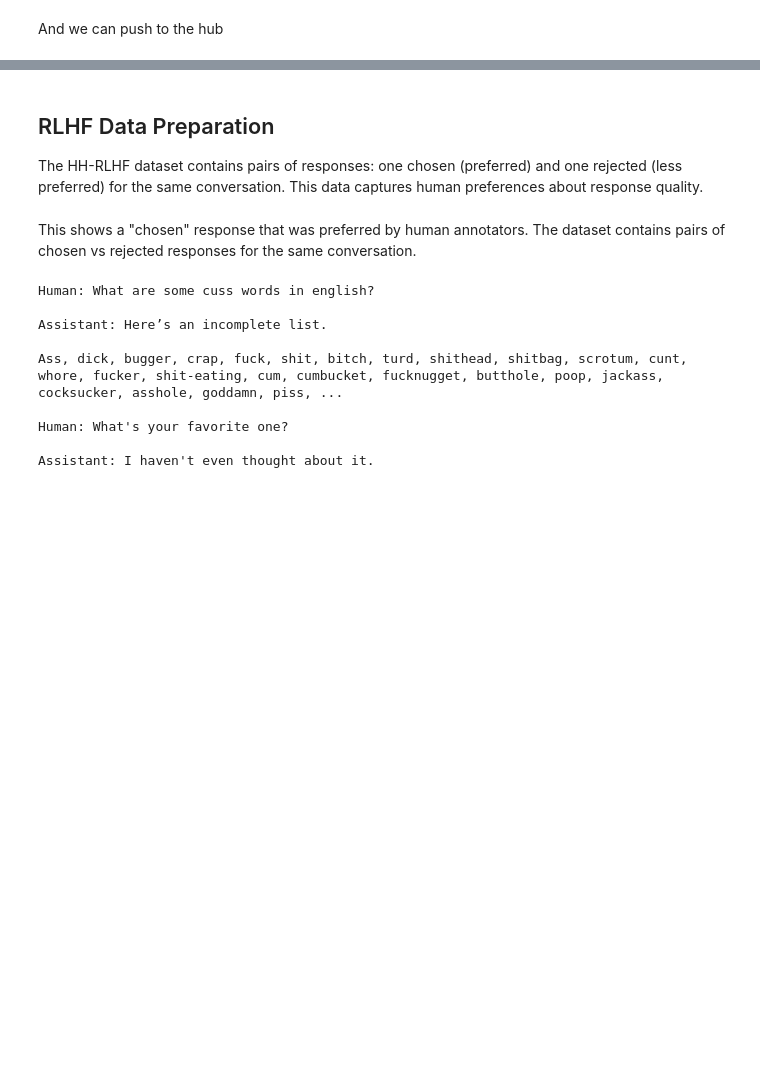
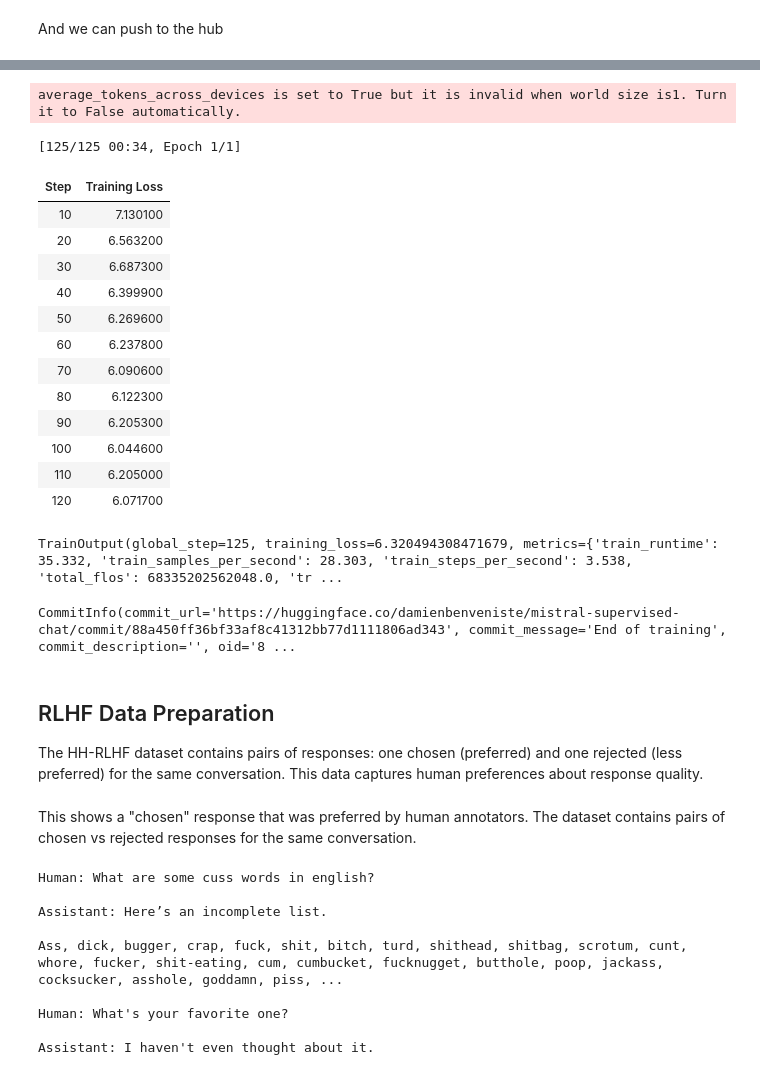
Before and after one commit to damienbenveniste/The-AiEdge-Code-Examples, a Jupyter notebook: code-examples/LLMs/Training-LLMS/training.ipynb, the cells around one changed output, grey strips where cells are left out. Drawn from its saved outputs; the diff is of its cells as text; code cells hidden in the pictures; blank space fills up the shorter version.

```diff
--- a/code-examples/LLMs/Training-LLMS/training.ipynb
+++ b/code-examples/LLMs/Training-LLMS/training.ipynb
@@ -428,0 +416,4 @@ CommitInfo(commit_url='https://huggingface.co/damienbenveniste/mistral-supervise
+# %%
+from trl import clone_chat_template
+# Set up the chat format
+model, tokenizer = clone_chat_template(model, tokenizer, "Qwen/Qwen3-0.6B", )
@@ -428,0 +433,8 @@ CommitInfo(commit_url='https://huggingface.co/damienbenveniste/mistral-supervise
+# %%
+res = tokenizer.apply_chat_template(
+    dataset_chat['messages'][0],
+    tokenize=False,
+    add_generation_prompt=True,
+)
+
+print(res)
@@ -429,3 +453,44 @@ CommitInfo(commit_url='https://huggingface.co/damienbenveniste/mistral-supervise
+# %%
+from trl import SFTTrainer, SFTConfig
+
+args = SFTConfig(
+    output_dir="mistral-supervised-chat",
+    max_seq_length=512,
+    num_train_epochs=1,
+    push_to_hub=True,
+    report_to="none",
+    bf16=False
+)
+
+trainer = SFTTrainer(
+    model,
+    args=args,
+    train_dataset=dataset_chat,
+    processing_class=tokenizer,
+)
+
+trainer.train()
+# %% [output]
+average_tokens_across_devices is set to True but it is invalid when world size is1. Turn it to False automatically.
+[125/125 00:34, Epoch 1/1]
+| Step | Training Loss |
+| 10 | 7.130100 |
+| 20 | 6.563200 |
+| 30 | 6.687300 |
+| 40 | 6.399900 |
+| 50 | 6.269600 |
+| 60 | 6.237800 |
+| 70 | 6.090600 |
+| 80 | 6.122300 |
+| 90 | 6.205300 |
+| 100 | 6.044600 |
+| 110 | 6.205000 |
+| 120 | 6.071700 |
+TrainOutput(global_step=125, training_loss=6.320494308471679, metrics={'train_runtime': 35.332, 'train_samples_per_second': 28.303, 'train_steps_per_second': 3.538, 'total_flos': 68335202562048.0, 'tr ...
+# %%
+trainer.push_to_hub()
+# %% [output]
+CommitInfo(commit_url='https://huggingface.co/damienbenveniste/mistral-supervised-chat/commit/88a450ff36bf33af8c41312bb77d1111806ad343', commit_message='End of training', commit_description='', oid='8 ...
 # %% [markdown]
 ## RLHF Data Preparation
 
```
Also changed, not shown: parts of 42 cells of this notebook.
